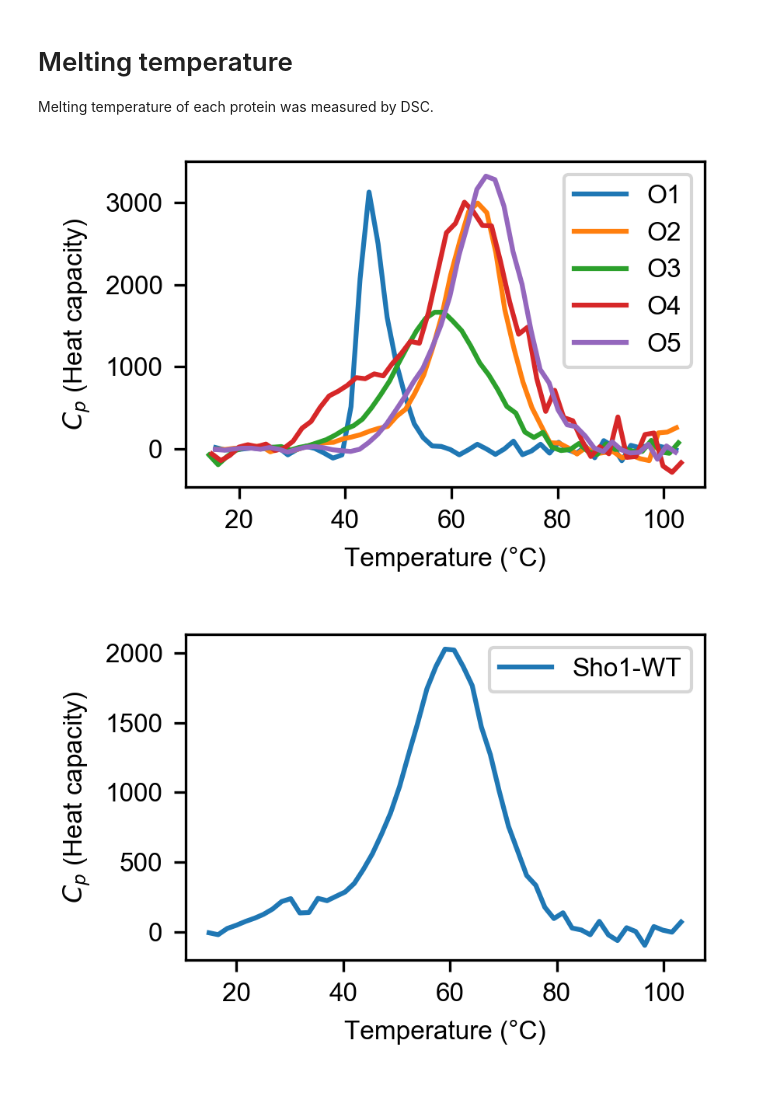
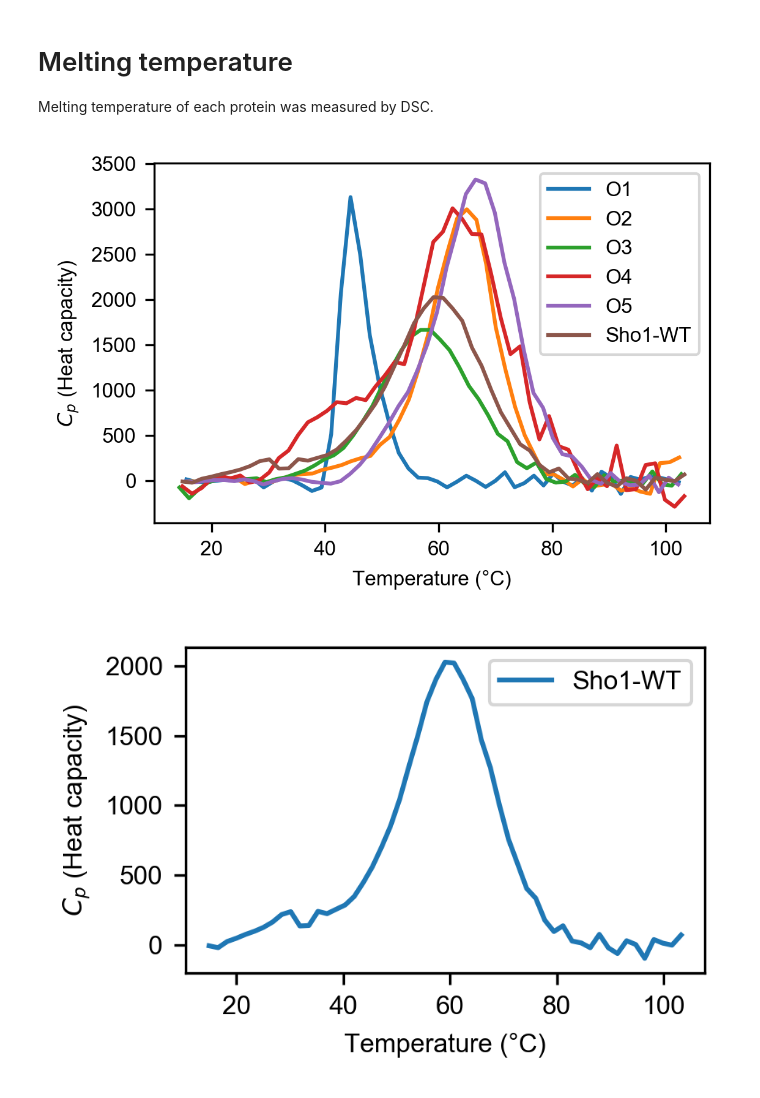
Before and after one commit to chemgeeklian/SH3_orthology_paper_analysis, a Jupyter notebook: binding_assay_and_Tm.ipynb, the cells around one changed output. Saved outputs shown, nothing was run; the diff lists cells and outputs as text; code cells hidden in the pictures.

```diff
--- a/binding_assay_and_Tm.ipynb
+++ b/binding_assay_and_Tm.ipynb
@@ -180,17 +209,18 @@ for i in range(5):
     Tm_list.append(pd.read_csv('data/Melting_temperature/Tm_SH3_O'+str(i+1)+'.csv'))
 Tm_list.append(pd.read_csv('data/Melting_temperature/Tm_SH3_Sho1_WT.CSV'))
 # %%
-plt.figure(figsize=[3,2],dpi=300)
+plt.figure(figsize=[3.8,2.6],dpi=300)
 for i in range(5):
     plt.plot(Tm_list[i].temp[:-3], Tm_list[i].cp[:-3], label = 'O' + str(i+1))
+plt.plot(Tm_list[-1].temp[:-3], Tm_list[-1].cp[:-3], label = 'Sho1-WT')
 plt.xlabel('Temperature (°C)')
 plt.ylabel('$C_p$ (Heat capacity)')
 plt.legend()
 plt.tight_layout()
-#plt.savefig('../VAE_design_paper/SIs/Tm.pdf')
+plt.savefig('../VAE_design_paper/SIs/Tm.pdf')
 plt.show()
 # %% [output]
-[figure, old version]
+[figure, new version]
 # %%
 plt.figure(figsize=[3,2],dpi=300)
 plt.plot(Tm_list[-1].temp[:-3], Tm_list[-1].cp[:-3], label = 'Sho1-WT')
```
Also changed, not shown: parts of 4 cells of this notebook.
